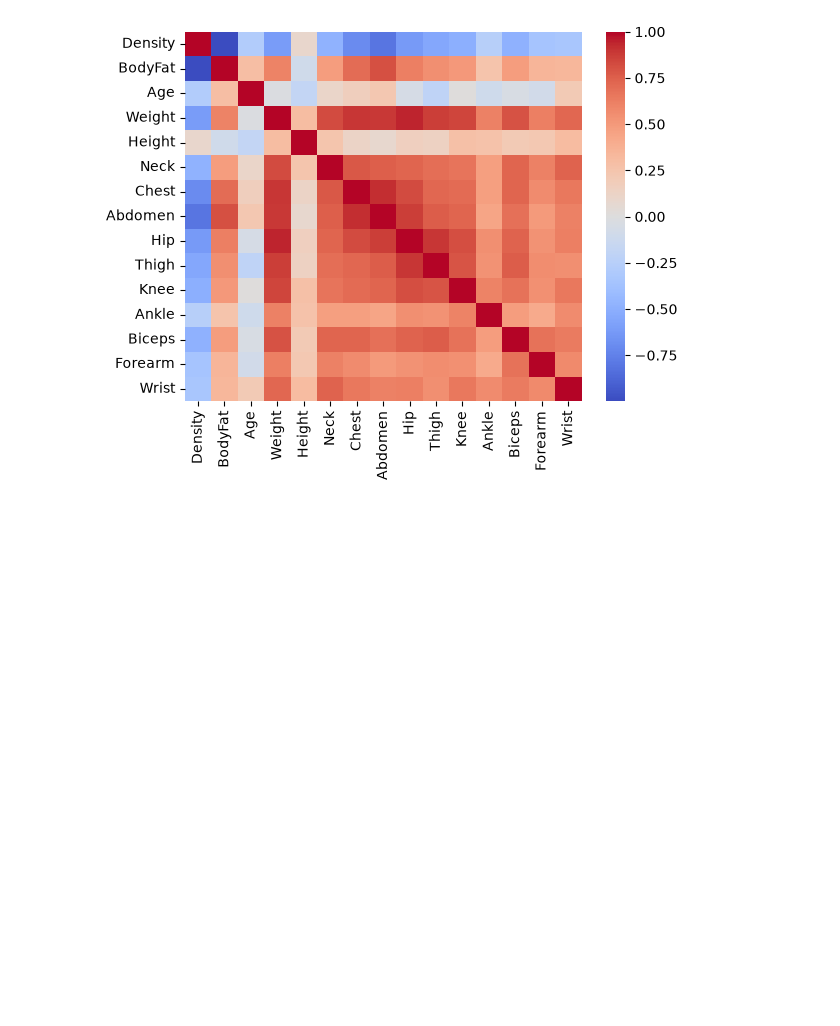
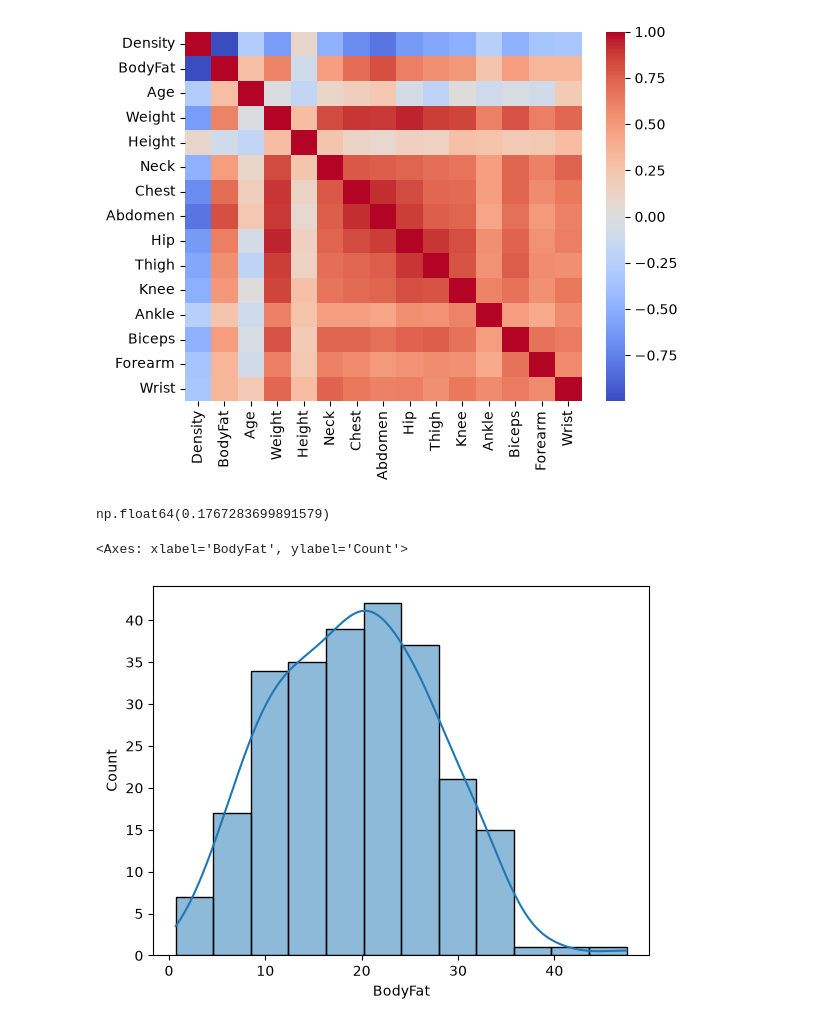
Before and after one commit to Ahmed-Ayari/BodyFat_Prediction, a Jupyter notebook: ML/notebooks/notebooks.ipynb, the cells around one changed output. Drawn from its saved outputs; the diff is of its cells as text; code cells hidden in the pictures; blank space fills up the shorter version.

Commit message:
Configured the pipeline and Created BodyFatDataset Class

```diff
--- a/ML/notebooks/notebooks.ipynb
+++ b/ML/notebooks/notebooks.ipynb
@@ -70,3 +87,12 @@ sns.heatmap(correlation_matrix, cmap='coolwarm')
 # %% [output]
 <Axes: >
 [figure]
+# %%
+data['BodyFat'].skew()
+# %% [output]
+np.float64(0.1767283699891579)
+# %%
+sns.histplot(data['BodyFat'], kde=True)
+# %% [output]
+<Axes: xlabel='BodyFat', ylabel='Count'>
+[figure, added]
```
Also changed, not shown: parts of 10 cells of this notebook, 1 other file.
